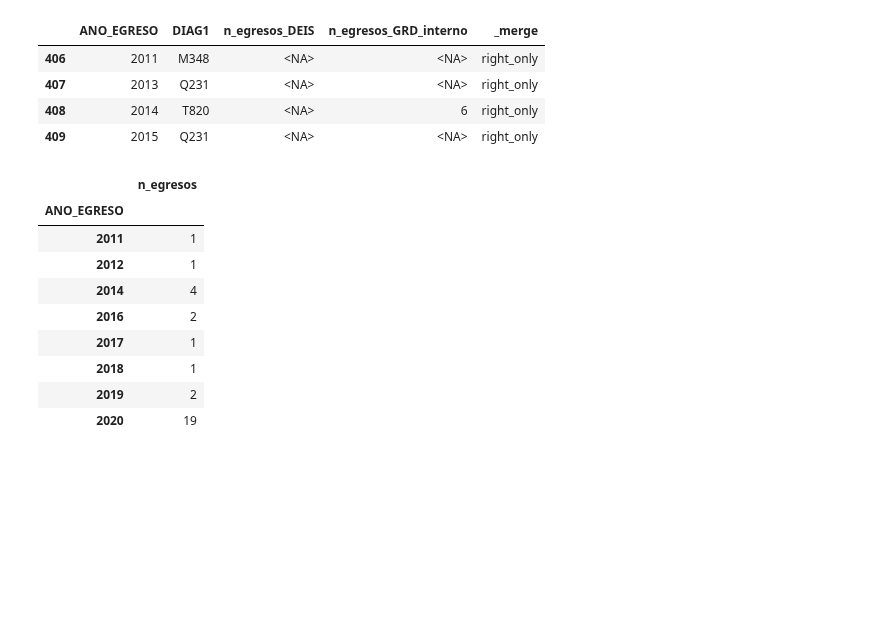
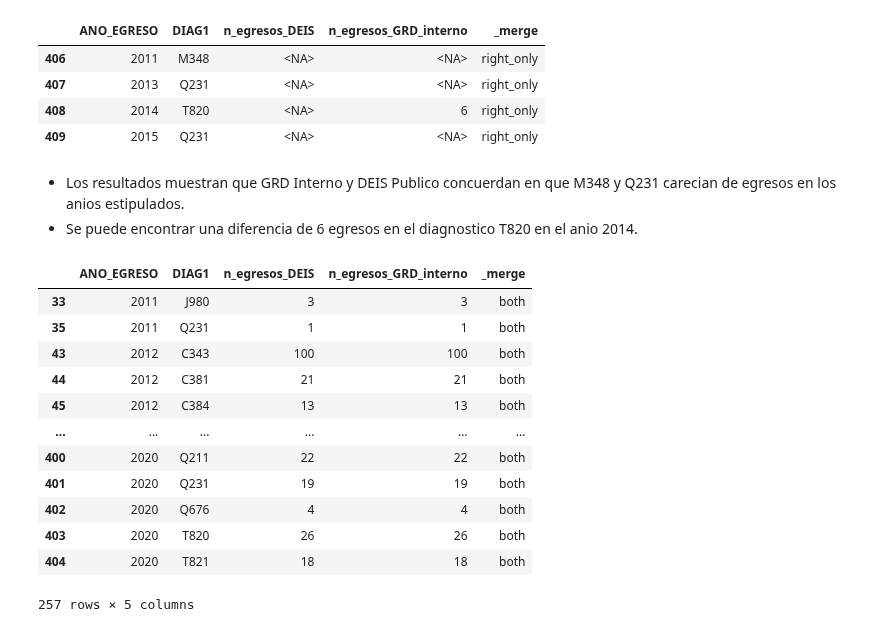
Before and after one commit to JavierRojas14/egresos-hospitalarios, a Jupyter notebook: analisis_base_de_datos.ipynb, the cells around one changed output. Cells and saved outputs as stored; diff of their text form; code cells hidden in the pictures; blank space fills up the shorter version.

Commit message:
Muestra coincidencias entre GRD y DEIS

```diff
--- a/analisis_base_de_datos.ipynb
+++ b/analisis_base_de_datos.ipynb
@@ -234,16 +234,28 @@ display(comparacion.query('_merge != "both"'))
 | 407 | 2013 | Q231 | <NA> | <NA> | right_only |
 | 408 | 2014 | T820 | <NA> | 6 | right_only |
 | 409 | 2015 | Q231 | <NA> | <NA> | right_only |
-# %%
-torax_pandas.query("DIAG1 == 'Q231'").groupby("ANO_EGRESO").agg(n_egresos=("DIAG1", "count"))
-# %% [output]
-|  | n_egresos |
-| ANO_EGRESO |  |
-| 2011 | 1 |
-| 2012 | 1 |
-| 2014 | 4 |
-| 2016 | 2 |
-| 2017 | 1 |
-| 2018 | 1 |
-| 2019 | 2 |
-| 2020 | 19 |
+# %% [markdown]
+- Los resultados muestran que GRD Interno y DEIS Publico concuerdan en que M348 y Q231 carecian
+de egresos en los anios estipulados.
+- Se puede encontrar una diferencia de 6 egresos en el diagnostico T820 en el anio 2014.
+# %%
+existen_en_ambas_bases = comparacion.query('_merge == "both"')
+son_iguales = existen_en_ambas_bases['n_egresos_DEIS'] == existen_en_ambas_bases['n_egresos_GRD_interno']
+coincidencia_deis_grd = existen_en_ambas_bases[son_iguales]
+diferencias_deis_grd = existen_en_ambas_bases[~son_iguales]
+# %%
+coincidencia_deis_grd
+# %% [output]
+|  | ANO_EGRESO | DIAG1 | n_egresos_DEIS | n_egresos_GRD_interno | _merge |
+| 33 | 2011 | J980 | 3 | 3 | both |
+| 35 | 2011 | Q231 | 1 | 1 | both |
+| 43 | 2012 | C343 | 100 | 100 | both |
+| 44 | 2012 | C381 | 21 | 21 | both |
+| 45 | 2012 | C384 | 13 | 13 | both |
+| ... | ... | ... | ... | ... | ... |
+| 400 | 2020 | Q211 | 22 | 22 | both |
+| 401 | 2020 | Q231 | 19 | 19 | both |
+| 402 | 2020 | Q676 | 4 | 4 | both |
+| 403 | 2020 | T820 | 26 | 26 | both |
+| 404 | 2020 | T821 | 18 | 18 | both |
+257 rows × 5 columns
```
Also changed, not shown: parts of 1 cell of this notebook.
